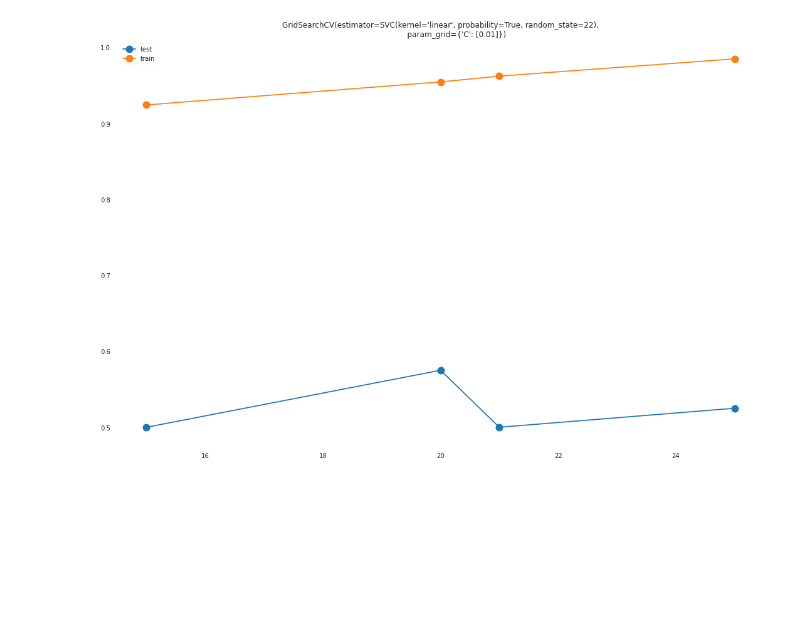
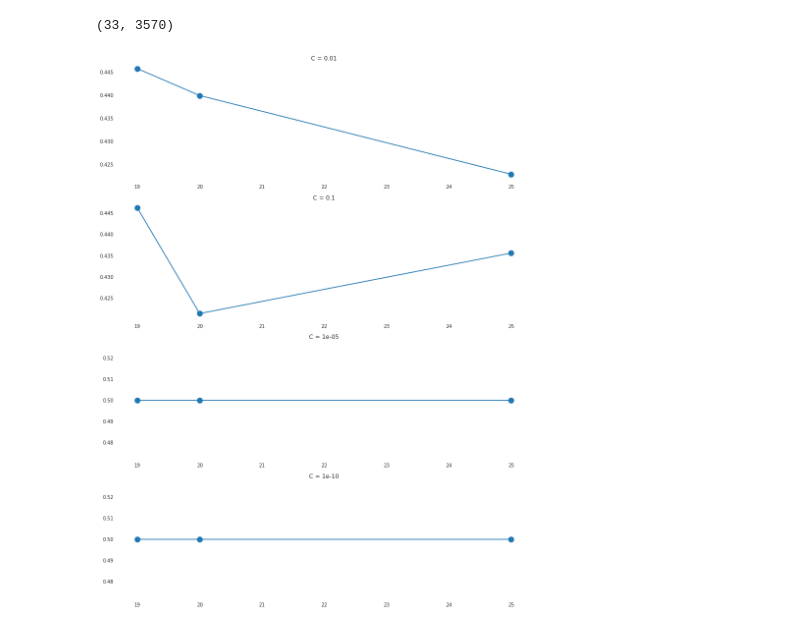
Before and after one commit to ShreyaKapoor18/Thesis, a Jupyter notebook: graphtools/greedy_graph_good_results.ipynb, the cells around one changed output. Saved outputs shown, nothing was run; the diff lists cells and outputs as text; code cells hidden in the pictures; blank space fills up the shorter version.

```diff
--- a/graphtools/greedy_graph_good_results.ipynb
+++ b/graphtools/greedy_graph_good_results.ipynb
@@ -186,14 +183,4 @@ GridSearchCV(estimator=SVC(kernel='linear', probability=True, random_state=22),
-# %%
-fig, ax = plt.subplots(figsize = (15,10), sharex = True, sharey = True)
-for classifier in ['SVC']:
-    ax.set_title(clf)
-    ax.plot(num_nodes,
-             [np.max([results['ER40_CR'][node][k][classifier]['test']
-               for k in range(1,6)]) for node in num_nodes], marker = 'o', markersize = 12, label= 'test')
-    ax.plot(num_nodes,
-             [np.max([results['ER40_CR'][node][k][classifier]['train']
-               for k in range(1,6)]) for node in num_nodes], marker = 'o', markersize = 12, label = 'train')
-plt.legend()
-plt.tight_layout()
-# %% [output]
-[figure, removed]
+# %%
+X_test_l.shape
+# %% [output]
+(33, 3570)
@@ -199,0 +189,22 @@ plt.tight_layout()
+# %%
+C_params = [1e-2, 1e-1, 1e-5, 1e-10]
+fig, ax = plt.subplots(len(C_params), 1, figsize=(15, len(C_params) * 5))
+plt.title('Performance on test data')
+for target in labels:
+    for C, i in zip(C_params, range(len(C_params))):
+        #print('C =', C)
+        scores = []
+        for max_num_nodes in num_nodes:
+            #print('Number of nodes', max_num_nodes)
+            y_pred = []
+            y_test = []
+            for k in range(1,6):
+                  y_pred.extend(results[target][max_num_nodes][k]['SVC'][C]['y_pred'])
+                  y_test.extend(results[target][max_num_nodes][k]['SVC'][C]['y_test'])
+            #print(round(f1_score(y_test, y_pred), 3))
+            #print(round(balanced_accuracy_score(y_test, y_pred)), 3)
+            scores.append(round(balanced_accuracy_score(y_test, y_pred), 4))
+        ax[i].set_title(f'C = {C}')
+        ax[i].plot(num_nodes, scores, marker = 'o', markersize = 12)
+# %% [output]
+[figure, added]
```
Also changed, not shown: parts of 6 cells of this notebook, 2 other files.
